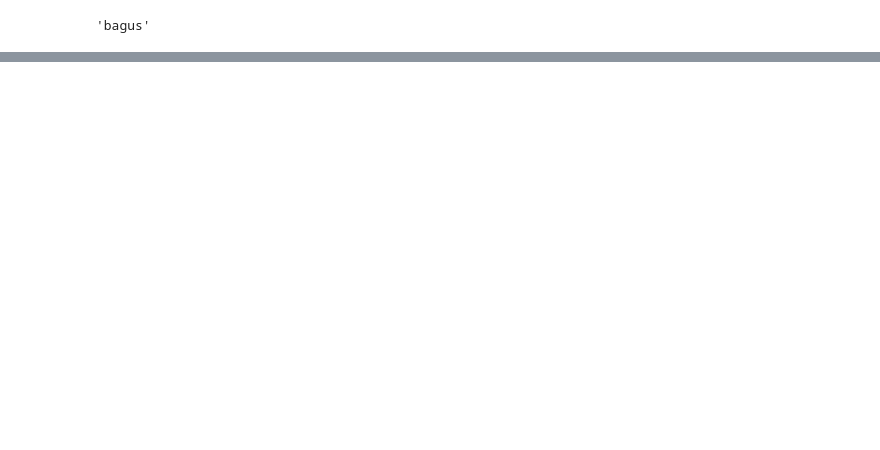
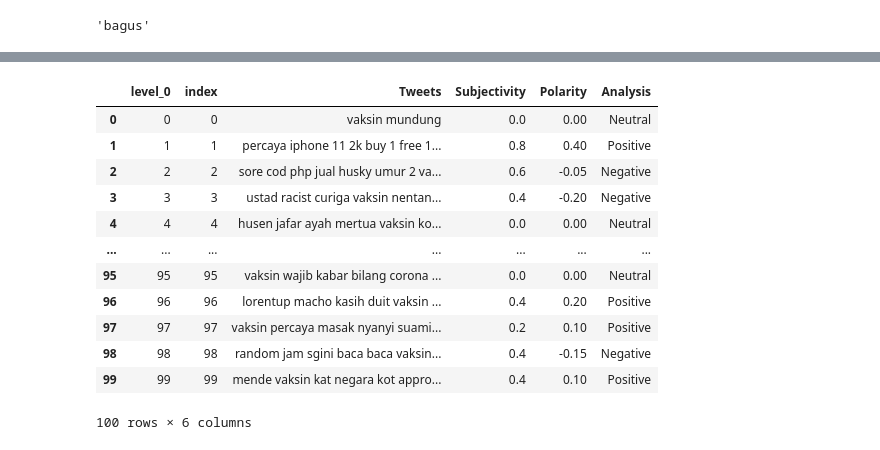
Before and after one commit to rahmanaul/textBlob-Sentiment-Analysis, a Jupyter notebook: Vaksin_Sinovac_TextBlob_Sentiment_Analysis.ipynb, the cells around one changed output, grey strips where cells are left out. Saved outputs shown, nothing was run; the diff lists cells and outputs as text; code cells hidden in the pictures; blank space fills up the shorter version.

```diff
--- a/Vaksin_Sinovac_TextBlob_Sentiment_Analysis.ipynb
+++ b/Vaksin_Sinovac_TextBlob_Sentiment_Analysis.ipynb
@@ -265,0 +302,16 @@ HTTPError: ignored
+# %%
+df
+# %% [output]
+|  | level_0 | index | Tweets | Subjectivity | Polarity | Analysis |
+| 0 | 0 | 0 | vaksin mundung | 0.0 | 0.00 | Neutral |
+| 1 | 1 | 1 | percaya iphone 11 2k buy 1 free 1... | 0.8 | 0.40 | Positive |
+| 2 | 2 | 2 | sore cod php jual husky umur 2 va... | 0.6 | -0.05 | Negative |
+| 3 | 3 | 3 | ustad racist curiga vaksin nentan... | 0.4 | -0.20 | Negative |
+| 4 | 4 | 4 | husen jafar ayah mertua vaksin ko... | 0.0 | 0.00 | Neutral |
+| ... | ... | ... | ... | ... | ... | ... |
+| 95 | 95 | 95 | vaksin wajib kabar bilang corona ... | 0.0 | 0.00 | Neutral |
+| 96 | 96 | 96 | lorentup macho kasih duit vaksin ... | 0.4 | 0.20 | Positive |
+| 97 | 97 | 97 | vaksin percaya masak nyanyi suami... | 0.2 | 0.10 | Positive |
+| 98 | 98 | 98 | random jam sgini baca baca vaksin... | 0.4 | -0.15 | Negative |
+| 99 | 99 | 99 | mende vaksin kat negara kot appro... | 0.4 | 0.10 | Positive |
+100 rows × 6 columns
```
Also changed, not shown: parts of 20 cells of this notebook.
